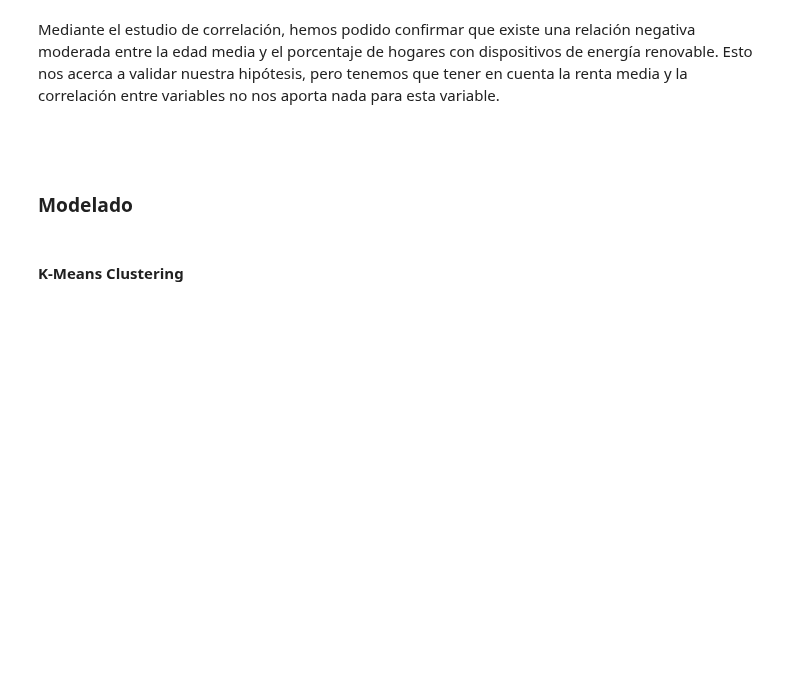
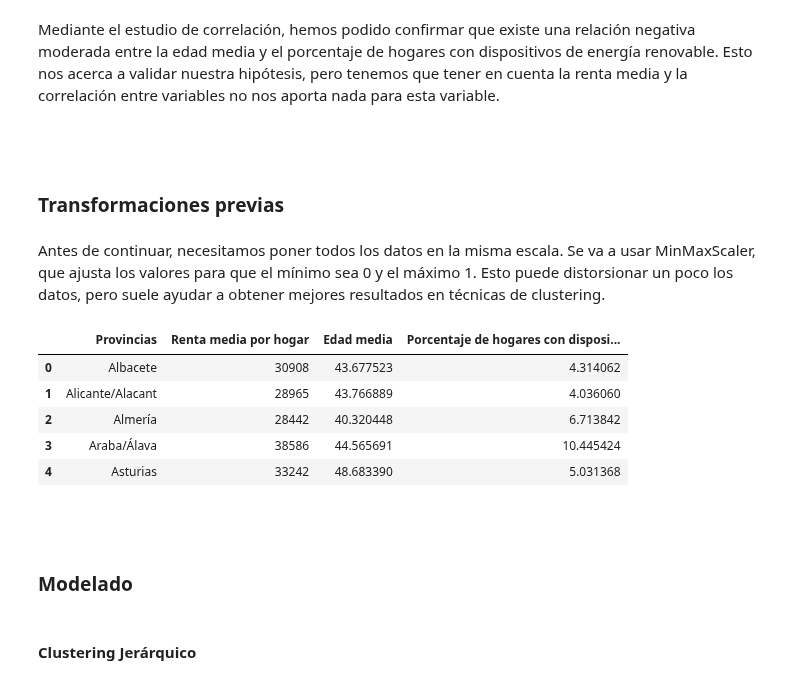
Before and after one commit to elena-17/DataMining-24-25, a Jupyter notebook: src/modeling/h1_modeling.ipynb, the cells around one changed output. Cells and saved outputs as stored; diff of their text form; code cells hidden in the pictures; blank space fills up the shorter version.

```diff
--- a/src/modeling/h1_modeling.ipynb
+++ b/src/modeling/h1_modeling.ipynb
@@ -130,3 +156,7 @@ plt.show()
 Mediante el estudio de correlación, hemos podido confirmar que existe una relación negativa moderada entre la edad media y el porcentaje de hogares con dispositivos de energía renovable. Esto nos acerca a validar nuestra hipótesis, pero tenemos que tener en cuenta la renta media y la correlación entre variables no nos aporta nada para esta variable.
 # %% [markdown]
 <br>
+# %% [markdown]
+### Transformaciones previas
+# %% [markdown]
+Antes de continuar, necesitamos poner todos los datos en la misma escala. Se va a usar MinMaxScaler, que ajusta los valores para que el mínimo sea 0 y el máximo 1. Esto puede distorsionar un poco los datos, pero suele ayudar a obtener mejores resultados en técnicas de clustering.
@@ -132,0 +165,9 @@ Mediante el estudio de correlación, hemos podido confirmar que existe una relac
+# %%
+h1_df.head()
+# %% [output]
+|  | Provincias | Renta media por hogar | Edad media | Porcentaje de hogares con disposi... |
+| 0 | Albacete | 30908 | 43.677523 | 4.314062 |
+| 1 | Alicante/Alacant | 28965 | 43.766889 | 4.036060 |
+| 2 | Almería | 28442 | 40.320448 | 6.713842 |
+| 3 | Araba/Álava | 38586 | 44.565691 | 10.445424 |
+| 4 | Asturias | 33242 | 48.683390 | 5.031368 |
@@ -133,4 +177,6 @@ Mediante el estudio de correlación, hemos podido confirmar que existe una relac
+# %% [markdown]
+<br>
 # %% [markdown]
 ### Modelado
 # %% [markdown]
-#### K-Means Clustering
+#### Clustering Jerárquico
```
Also changed, not shown: parts of 39 cells of this notebook, 1 other file.
